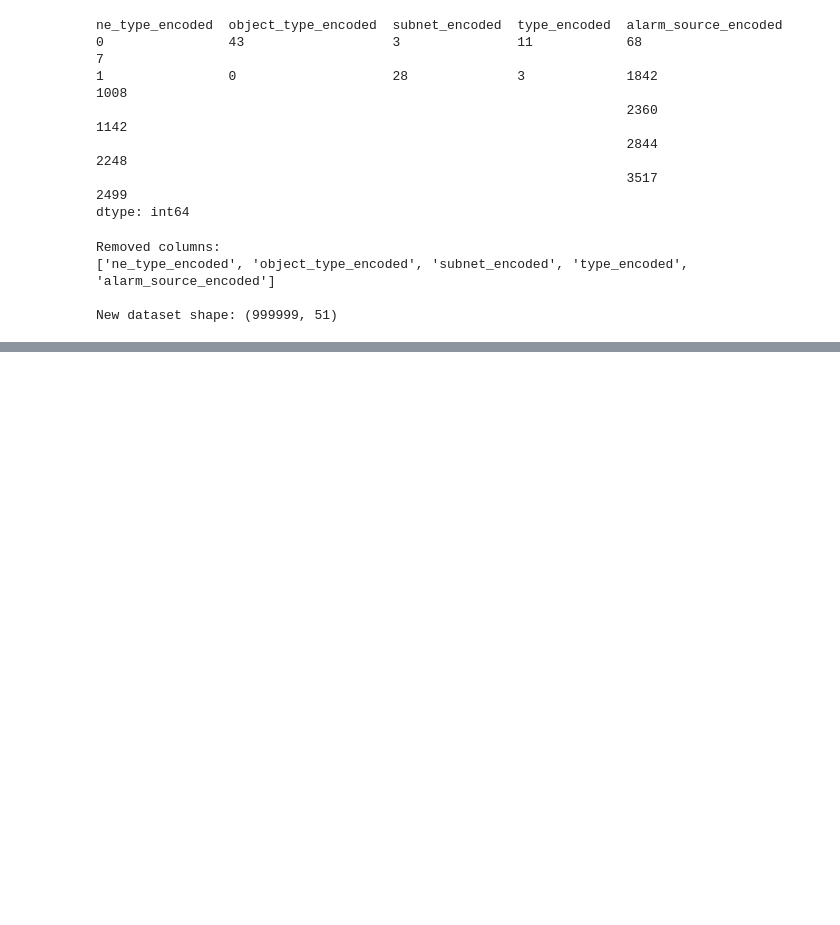
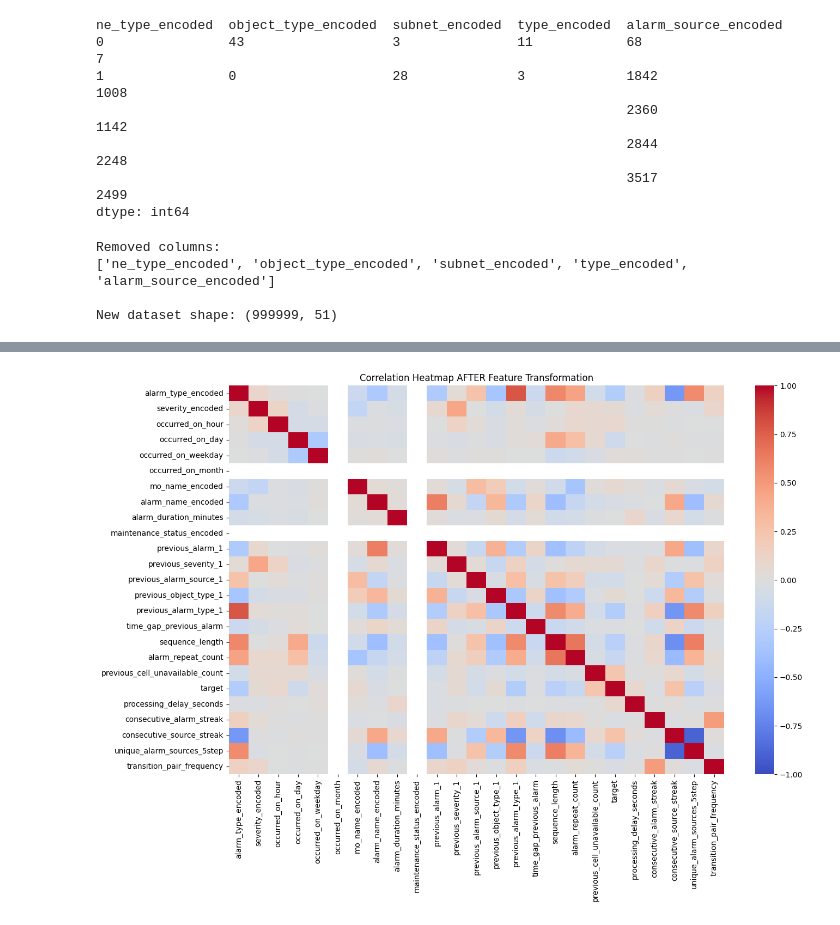
Before and after one commit to anudaindu/Mobitel_Alarm_Fault_Prediction, a Jupyter notebook: notebooks/04_Feature_Engineering.ipynb, the cells around one changed output, grey strips where cells are left out. Drawn from its saved outputs; the diff is of its cells as text; code cells hidden in the pictures; blank space fills up the shorter version.

```diff
--- a/notebooks/04_Feature_Engineering.ipynb
+++ b/notebooks/04_Feature_Engineering.ipynb
@@ -228,0 +288,96 @@ plt.show()
+# %%
+import pandas as pd
+import numpy as np
+import matplotlib.pyplot as plt
+import seaborn as sns
+import re
+
+print(f"Shape BEFORE feature transformations: {df.shape}")
+
+# =========================================================
+# 1. FIX CLUSTER A: Drop Received-On Date Duplicates & Zero-Variance
+# =========================================================
+# Compute processing delay if timestamps exist as objects/datetimes
+if 'received_on' in df.columns and 'occurred_on' in df.columns:
+    df['occurred_on'] = pd.to_datetime(df['occurred_on'])
+    df['received_on'] = pd.to_datetime(df['received_on'])
+    df['processing_delay_seconds'] = (df['received_on'] - df['occurred_on']).dt.total_seconds()
+
+# Drop duplicate timestamp parts causing the 0.86-0.99 red blocks & zero variance columns
+cols_to_drop_cluster_a = [
+    'received_on', 'occurred_on', 'alarm_id',
+    'received_on_hour', 'received_on_day',
+    'received_on_weekday', 'received_on_month',
+    'occurred_on_month', 'maintenance_status_encoded'  # Dropped due to zero variance
+]
+df.drop(columns=[c for c in cols_to_drop_cluster_a if c in df.columns], inplace=True)
+
+# =========================================================
+# 2. FIX CLUSTER B: Sequence Streaks & Lag Deduplication
+# =========================================================
+# Compute Consecutive Alarm Streaks (Replaces 5 collinear alarm type columns with 1 integer)
+c1 = (df['previous_alarm_type_1'] == df['previous_alarm_type_2'])
+c2 = c1 & (df['previous_alarm_type_2'] == df['previous_alarm_type_3'])
+c3 = c2 & (df['previous_alarm_type_3'] == df['previous_alarm_type_4'])
+c4 = c3 & (df['previous_alarm_type_4'] == df['previous_alarm_type_5'])
+df['consecutive_alarm_streak'] = c1.astype(int) + c2.astype(int) + c3.astype(int) + c4.astype(int)
+
+# Compute Consecutive Source Streaks
+s1 = (df['previous_alarm_source_1'] == df['previous_alarm_source_2'])
+s2 = s1 & (df['previous_alarm_source_2'] == df['previous_alarm_source_3'])
+s3 = s2 & (df['previous_alarm_source_3'] == df['previous_alarm_source_4'])
+s4 = s3 & (df['previous_alarm_source_4'] == df['previous_alarm_source_5'])
+df['consecutive_source_streak'] = s1.astype(int) + s2.astype(int) + s3.astype(int) + s4.astype(int)
+
+# Diversity score across past 5 alarm sources
+src_cols = [f'previous_alarm_source_{i}' for i in range(1, 6)]
+df['unique_alarm_sources_5step'] = df[src_cols].nunique(axis=1)
+
+# Drop redundant higher-order lag columns (lags 2-5) that create the big correlation blocks
+lag_redundant_cols = [
+    'previous_alarm_source_2', 'previous_alarm_source_3', 'previous_alarm_source_4', 'previous_alarm_source_5',
+    'previous_alarm_type_2', 'previous_alarm_type_3', 'previous_alarm_type_4', 'previous_alarm_type_5',
+    'previous_object_type_2', 'previous_object_type_3', 'previous_object_type_4', 'previous_object_type_5',
+    'previous_severity_2', 'previous_severity_3', 'previous_severity_4', 'previous_severity_5',
+    'previous_alarm_2', 'previous_alarm_3', 'previous_alarm_4', 'previous_alarm_5'
+]
+df.drop(columns=[c for c in lag_redundant_cols if c in df.columns], inplace=True)
+
+# =========================================================
+# 3. FIX CLUSTER C: Target/Alarm Overlap Metrics & MO Parsing
+# =========================================================
+# Compute Time-Weighted Alarm Repeat Score (1/i weight per lag step)
+lag_type_cols = [f'previous_alarm_type_{i}' for i in range(1, 6) if f'previous_alarm_type_{i}' in df.columns or i == 1]
+# Check matches against previous_alarm_type_1 and historical lags before drop
+if 'previous_alarm_type_1' in df.columns:
+    matches = pd.DataFrame([df['alarm_type_encoded'] == df['previous_alarm_type_1']]).T
+    df['weighted_alarm_repeat_score'] = matches.iloc[:, 0].astype(float)
+
+# Create transition pair string and frequency encode it
+if 'previous_alarm_type_1' in df.columns and 'alarm_type_encoded' in df.columns:
+    df['alarm_transition_pair'] = (
+        df['previous_alarm_type_1'].astype(str) + "->" + df['alarm_type_encoded'].astype(str)
+    )
+    transition_counts = df['alarm_transition_pair'].value_counts(normalize=True)
+    df['transition_pair_frequency'] = df['alarm_transition_pair'].map(transition_counts)
+    df.drop(columns=['alarm_transition_pair'], inplace=True)
+
+# Parse MO Name structure if string field exists
+if 'mo_name' in df.columns:
+    df['mo_technology'] = df['mo_name'].str.extract(r'_(LTE|NR|GSM|UMTS|4G|5G|EUCELLSECTEQ|UCELLSECTEQ|_G|_L|_U)_', flags=re.IGNORECASE)[0].fillna('UNKNOWN').astype('category')
+    df['mo_site_prefix'] = df['mo_name'].str.split('_').str[0].fillna('UNKNOWN').astype('category')
+    site_counts = df['mo_site_prefix'].value_counts(normalize=True)
+    df['site_alarm_frequency'] = df['mo_site_prefix'].map(site_counts)
+
+print(f"Shape AFTER feature transformations: {df.shape}")
+
+# =========================================================
+# 4. PLOT NEW CORRELATION HEATMAP
+# =========================================================
+numeric_df = df.select_dtypes(include=[np.number])
+plt.figure(figsize=(14, 10))
+sns.heatmap(numeric_df.corr(), cmap='coolwarm', vmin=-1, vmax=1, annot=False)
+plt.title('Correlation Heatmap AFTER Feature Transformation')
+plt.tight_layout()
+plt.show()
+# %% [output]
@@ -228,0 +388 @@ plt.show()
+[figure, added]
```
Also changed, not shown: parts of 10 cells of this notebook.
